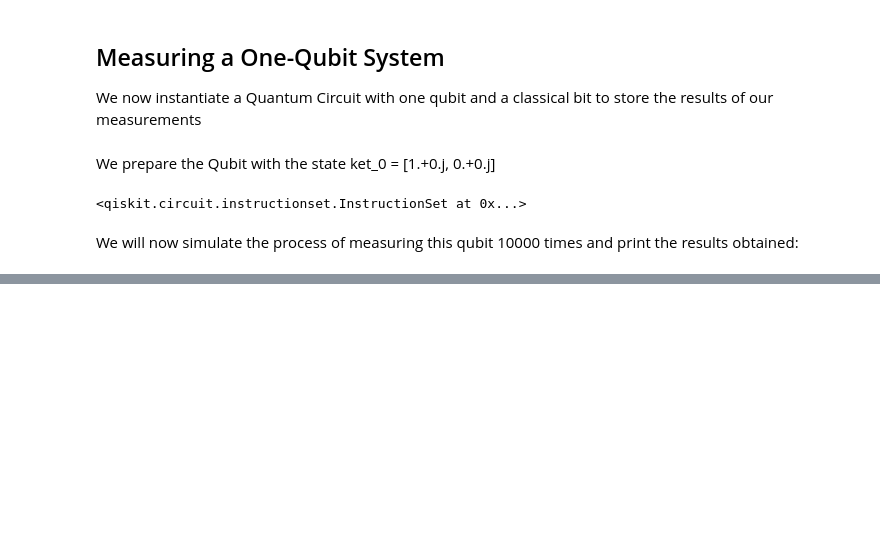
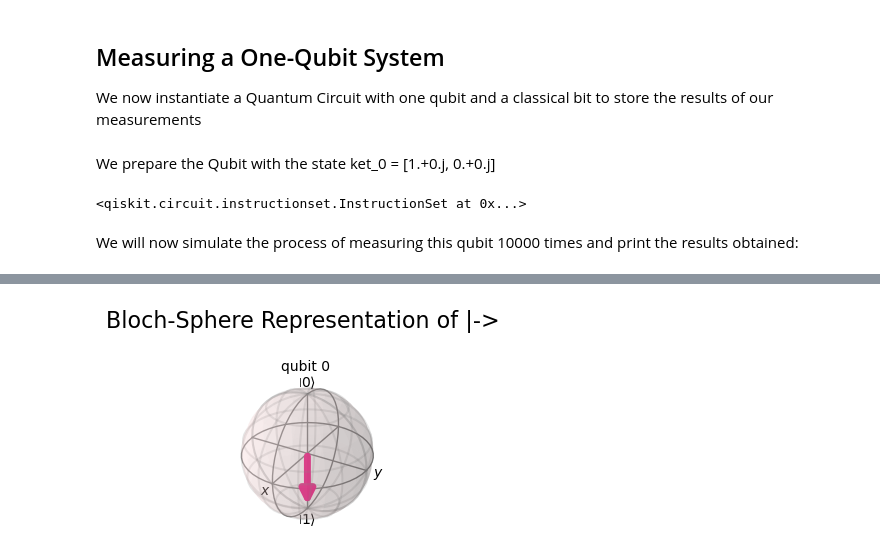
Before and after one commit to xaviermondragon/qiskit_explorations, a Jupyter notebook: one_qubit.ipynb, the cells around one changed output, grey strips where cells are left out. Saved outputs shown, nothing was run; the diff lists cells and outputs as text; code cells hidden in the pictures; blank space fills up the shorter version.

```diff
--- a/one_qubit.ipynb
+++ b/one_qubit.ipynb
@@ -80,0 +102,6 @@ print(counts)
+# %%
+state_vector = Statevector.from_label('1')
+circuit.initialize([0, 1], 0, 1)
+plot_bloch_multivector(circuit ,title="Bloch-Sphere Representation of |->", figsize=(2,2))
+# %% [output]
+[figure, added]
```
Also changed, not shown: parts of 10 cells of this notebook, 1 other file.
